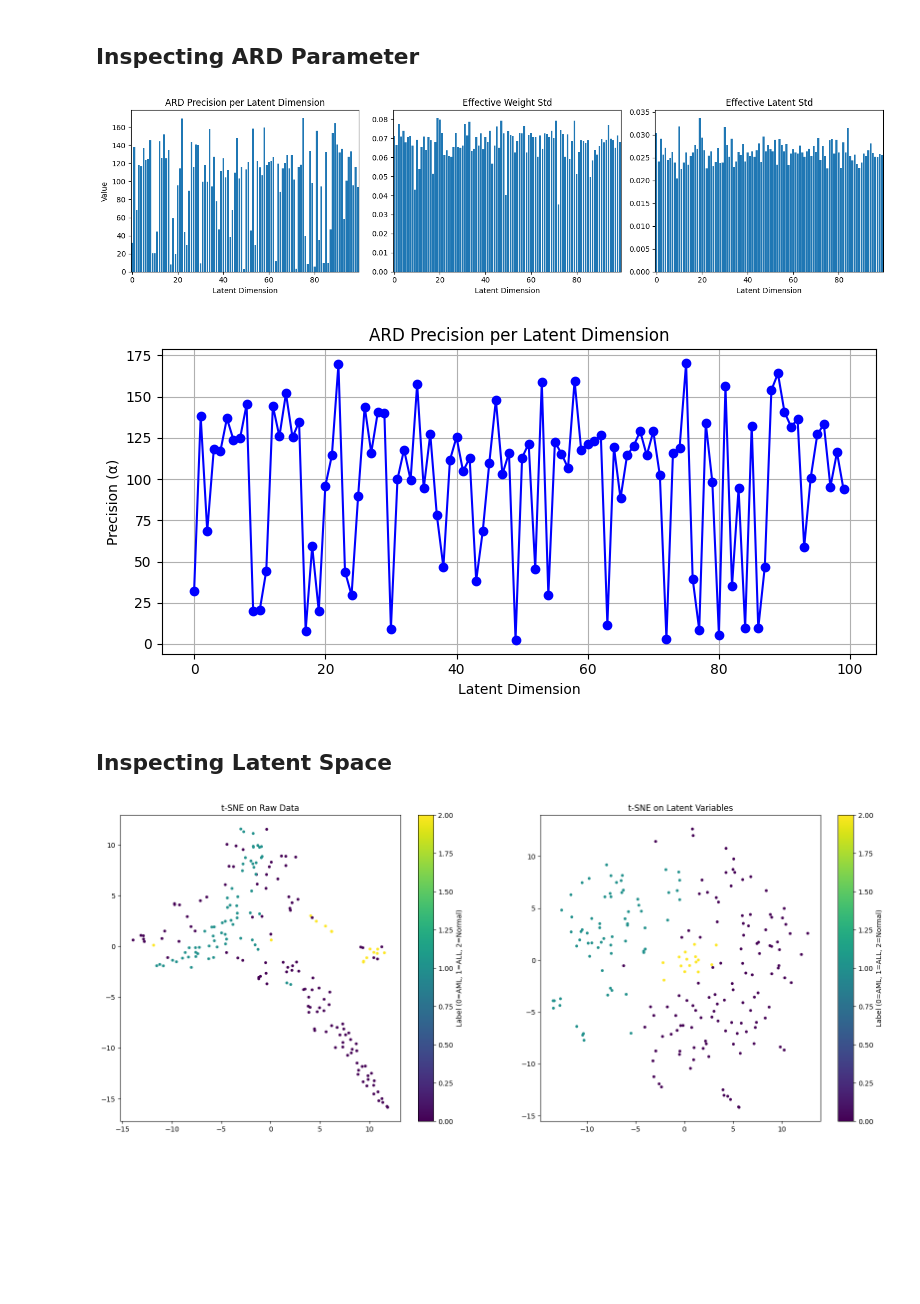
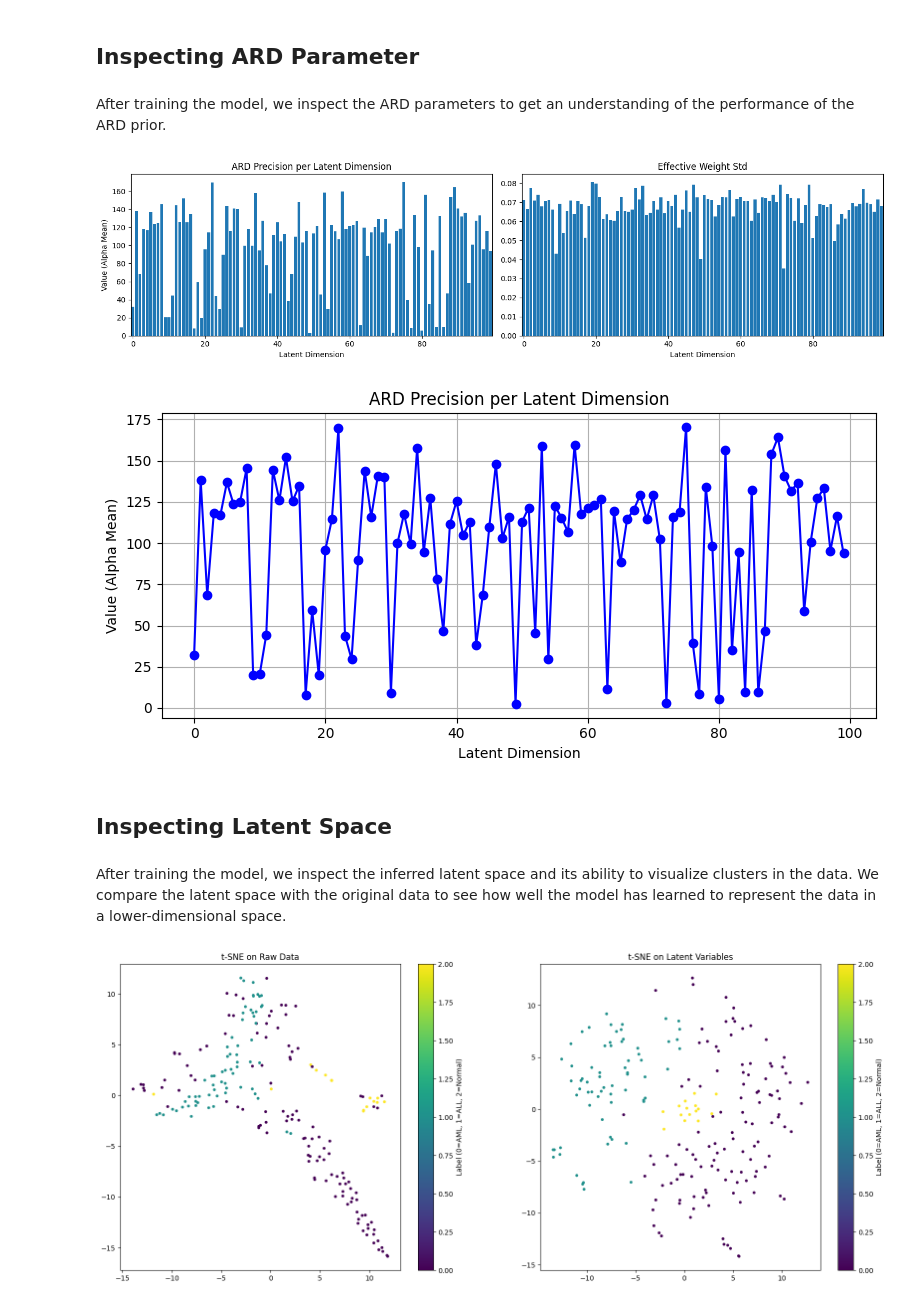
Before and after one commit to Richlogger/42186-Model-Based-ML-Project, a Jupyter notebook: PPCA_ARD.ipynb, the cells around one changed output. Cells and saved outputs as stored; diff of their text form; code cells hidden in the pictures; blank space fills up the shorter version.

```diff
--- a/PPCA_ARD.ipynb
+++ b/PPCA_ARD.ipynb
@@ -445,58 +460,55 @@ print(list(pyro.get_param_store().keys()))
 # %% [markdown]
 <a id="plotting_ARD"></a>
 ## Inspecting ARD Parameter
+# %% [markdown]
+After training the model, we inspect the ARD parameters to get an understanding of the performance of the ARD prior.
 # %%
-#1) Pull in and compute your ARD precision means
+#1) Pull in and compute ARD precision means
 alpha_a = pyro.param("alpha_a").detach().cpu().numpy()
 alpha_b = pyro.param("alpha_b").detach().cpu().numpy()
 alpha_mean = alpha_a / alpha_b
 latent_dim = alpha_mean.shape[0]
 
 # 2) Effective W std (average over genes)
-w_scale    = pyro.param("w_scale").detach().cpu().numpy()
+w_scale = pyro.param("w_scale").detach().cpu().numpy()
 w_eff_mean = (w_scale / np.sqrt(alpha_mean[:, None])).mean(axis=1)
 
-# 3) Effective z std (average over samples)
-z_scale    = pyro.param("z_scale").detach().cpu().numpy()
-z_eff_mean = (z_scale / np.sqrt(alpha_mean)).mean(axis=0)
-
-# 4) Now plot—all variables are defined
-x     = np.arange(latent_dim)
+# 3) Plot-all variables are defined
+x = np.arange(latent_dim)
 width = 0.8  # data‐unit width
 
-fig, axes = plt.subplots(1, 3, figsize=(15, 4), sharex=True)
+fig, axes = plt.subplots(1, 2, figsize=(15, 4), sharex=True)
 
 axes[0].bar(x, alpha_mean,   width=width, align="center")
-axes[0].set(title="ARD Precision per Latent Dimension", ylabel="Value")
+axes[0].set(title="ARD Precision per Latent Dimension", ylabel="Value (Alpha Mean)")
 
 axes[1].bar(x, w_eff_mean,   width=width, align="center")
 axes[1].set(title="Effective Weight Std")
-
-axes[2].bar(x, z_eff_mean,   width=width, align="center")
-axes[2].set(title="Effective Latent Std")
 
 for ax in axes:
     ax.set_xlabel("Latent Dimension")
     ax.set_xlim(-0.5, latent_dim - 0.5)
 
 plt.tight_layout()
 plt.show()
 
 # plot of alpha_mean
 plt.figure(figsize=(8, 4))
 plt.plot(alpha_mean, marker='o', linestyle='-', color='b')
 plt.title("ARD Precision per Latent Dimension")
 plt.xlabel("Latent Dimension")
-plt.ylabel("Precision (α)")
+plt.ylabel("Value (Alpha Mean)")
 plt.grid()
 plt.tight_layout()
 plt.show()
 # %% [output]
-[figure, old version]
+[figure, new version]
-[figure, old version]
+[figure, new version]
 # %% [markdown]
 <a id="inspecting_latent_space"></a>
 ## Inspecting Latent Space
+# %% [markdown]
+After training the model, we inspect the inferred latent space and its ability to visualize clusters in the data. We compare the latent space with the original data to see how well the model has learned to represent the data in a lower-dimensional space.
 # %%
 def TSNE_plots(z_loc, labels):
     raw_data_tsne = TSNE(n_components=2).fit_transform(X_train)
```
Also changed, not shown: parts of 31 cells of this notebook.
